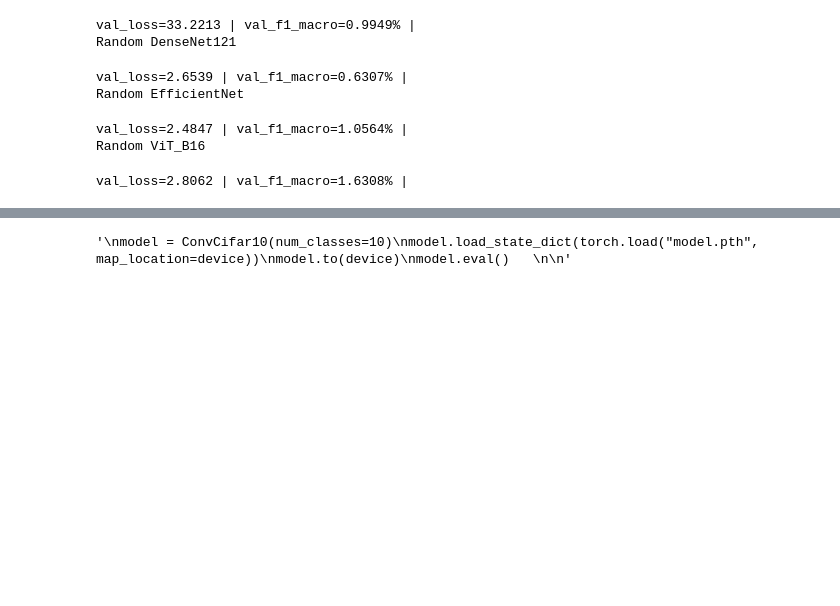
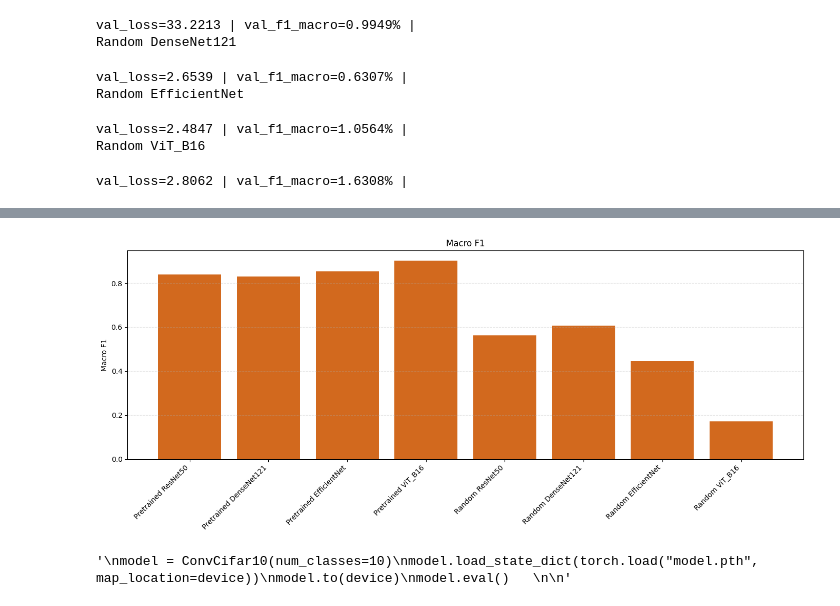
Before and after one commit to Alexej-Larionov/deep-learning-course-practice-2025, a Jupyter notebook: laboratory_work_3/LarionovAI/GarbageClassification.ipynb, the cells around one changed output, grey strips where cells are left out. Saved outputs shown, nothing was run; the diff lists cells and outputs as text; code cells hidden in the pictures; blank space fills up the shorter version.

Commit message:
10 epochs, 90% f1-macro on ViT

```diff
--- a/laboratory_work_3/LarionovAI/GarbageClassification.ipynb
+++ b/laboratory_work_3/LarionovAI/GarbageClassification.ipynb
@@ -460,3 +469,30 @@ FINAL TEST ACCURACY: 83.54%
+# %%
+import matplotlib.pyplot as plt
+import numpy as np
+
+model_names = []
+final_f1 = []
+
+for (name, _), metrics in zip(models, finals):
+    val_f1 = metrics[2]
+    f1_last = val_f1[-1]
+    model_names.append(name)
+    final_f1.append(f1_last)
+
+plt.figure(figsize=(14, 6))
+
+x = np.arange(len(model_names))
+plt.bar(x, final_f1, color="chocolate")
+
+plt.xticks(x, model_names, rotation=45, ha="right")
+plt.ylabel("Macro F1")
+plt.title("Macro F1")
+
+plt.grid(axis="y", linestyle="--", alpha=0.3)
+plt.tight_layout()
+plt.show()
+# %% [output]
+[figure, added]
 # %%
 '''
 model = ConvCifar10(num_classes=10)
```
Also changed, not shown: parts of 5 cells of this notebook, 1 other file.
